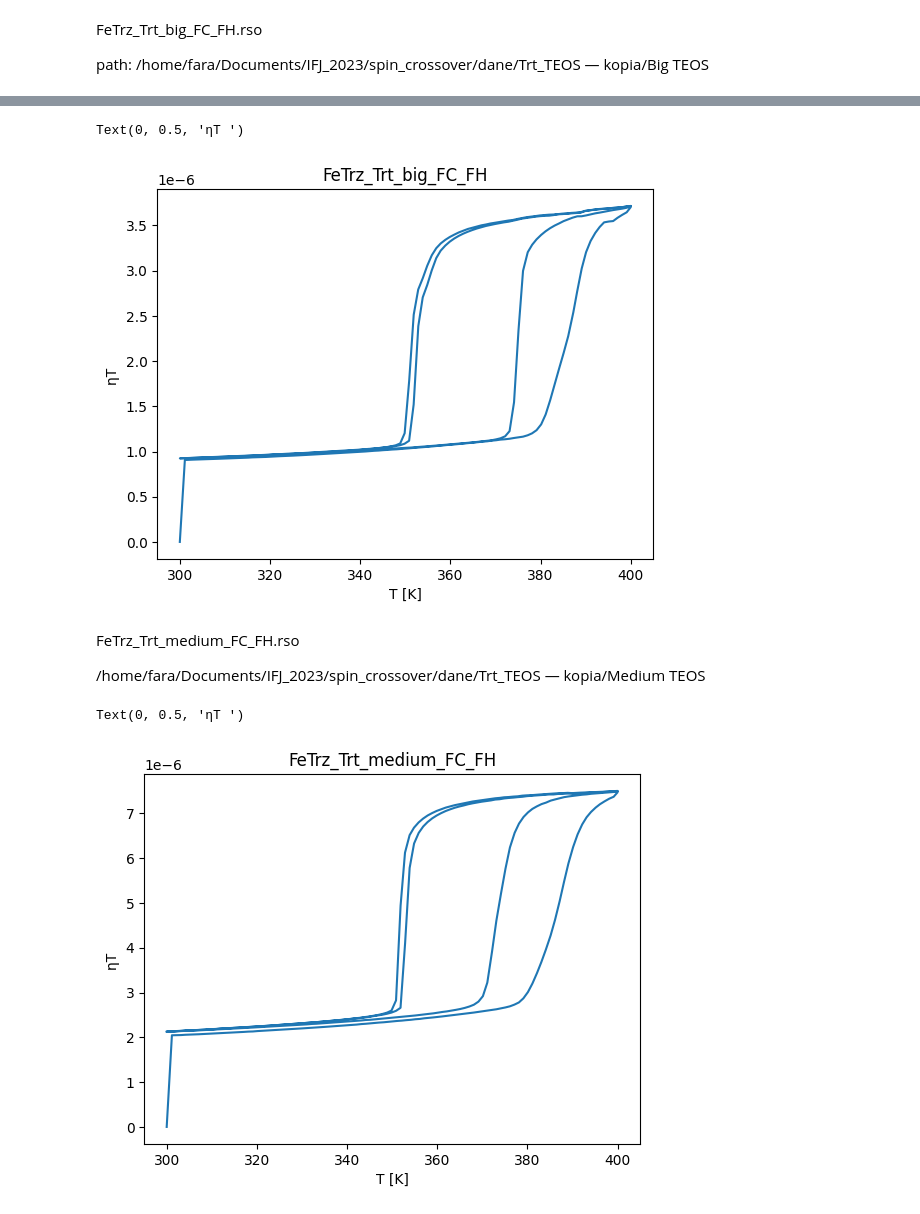
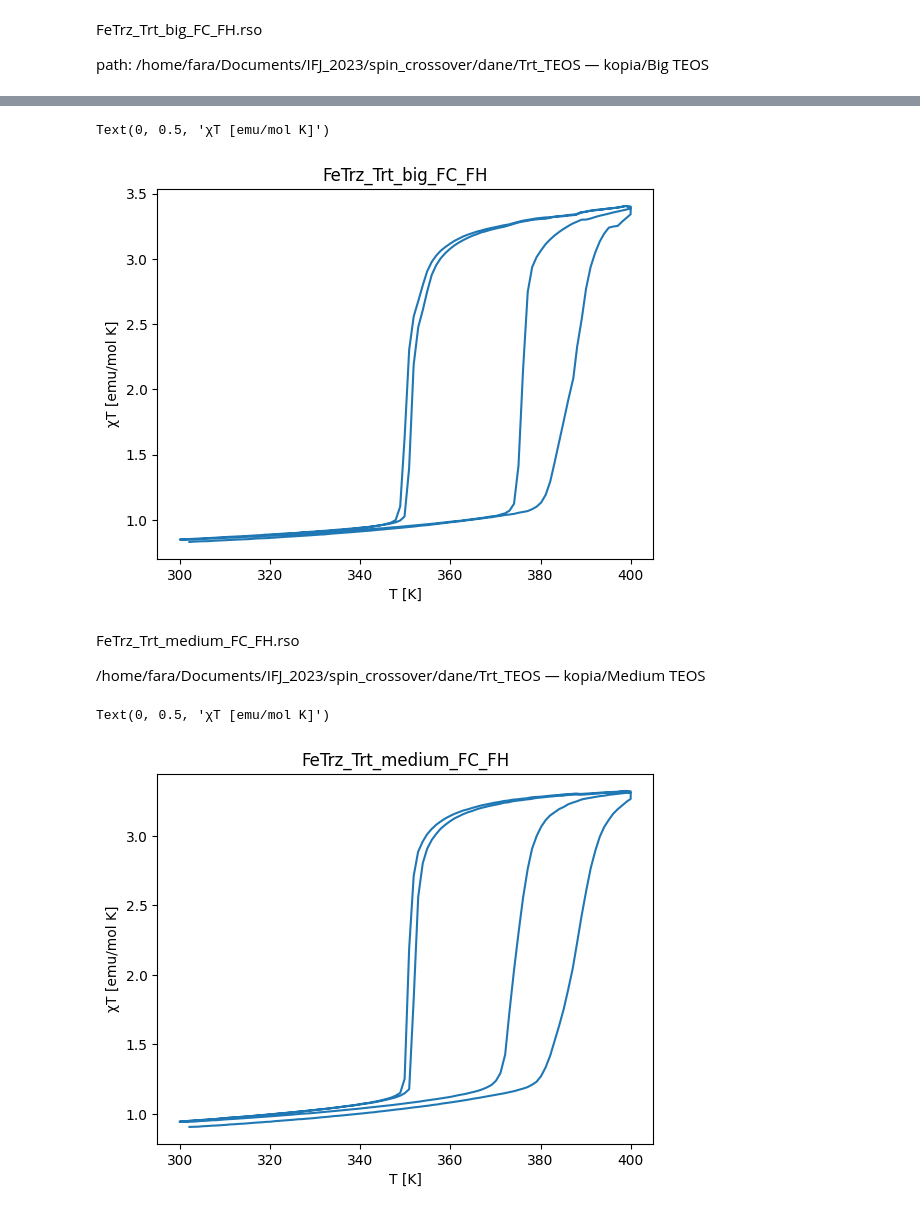
Before and after one commit to juslon73/IFJ_2023, a Jupyter notebook: spin_crossover/dane/spin_crossover.ipynb, the cells around one changed output, grey strips where cells are left out. Saved outputs shown, nothing was run; the diff lists cells and outputs as text; code cells hidden in the pictures.

```diff
--- a/spin_crossover/dane/spin_crossover.ipynb
+++ b/spin_crossover/dane/spin_crossover.ipynb
@@ -32,4 +21,9 @@ def calculate_chiT(mass, L_moment, H, T):
     for i in range(1, len(H)):
         chi_T[i] = (M[i]/H[i])*T[i]
 
-    return chi_T
+    return chi_T[1:], M
+# %%
+def calculate_molarmass(M, Lm, field):
+    M_perf = ((3.5*field)/400)
+    closest_index = min(range(len(M)), key=lambda i: abs(M[i] - M_perf))
+    return (Lm[closest_index]*400)/(3.5*field)
@@ -63,11 +73,11 @@ Name: Field (Oe), Length: 384, dtype: float64
 # %%
-plt.plot(Trt_big_FC_FH_T, Trt_big_FC_FH_chiT)
+plt.plot(Trt_big_FC_FH_T[1:], Trt_big_FC_FH_chiT)
 plt.title('FeTrz_Trt_big_FC_FH')
 plt.xlabel('T [K]')
-plt.ylabel('ηT ')
+plt.ylabel('χT [emu/mol K]')
 # %% [output]
-Text(0, 0.5, 'ηT ')
+Text(0, 0.5, 'χT [emu/mol K]')
-[figure, old version]
+[figure, new version]
 # %% [markdown]
 FeTrz_Trt_medium_FC_FH.rso
 
@@ -75,12 +85,15 @@ FeTrz_Trt_medium_FC_FH.rso
 # %%
 Trt_medium_FC_FH_mass = mass_csv.get_mass()
 Trt_medium_FC_FH_L_m, Trt_medium_FC_FH_H, Trt_medium_FC_FH_T = get_list('FeTrz_Trt_medium_FC_FH.rso.csv')
-Trt_medium_FC_FH_chiT = calculate_chiT(Trt_medium_FC_FH_mass, Trt_medium_FC_FH_L_m, Trt_medium_FC_FH_H, Trt_medium_FC_FH_T)
+Trt_medium_FC_FH_chiT, Trt_medium_FC_FH_M = calculate_chiT(Trt_medium_FC_FH_mass, Trt_medium_FC_FH_L_m, Trt_medium_FC_FH_H, Trt_medium_FC_FH_T)
+
+Trt_medium_FC_FH_mass = calculate_molarmass(Trt_medium_FC_FH_M, Trt_medium_FC_FH_L_m, 1000)
+Trt_medium_FC_FH_chiT, Trt_medium_FC_FH_M = calculate_chiT(Trt_medium_FC_FH_mass, Trt_medium_FC_FH_L_m, Trt_medium_FC_FH_H, Trt_medium_FC_FH_T)
 # %%
-plt.plot(Trt_medium_FC_FH_T, Trt_medium_FC_FH_chiT)
+plt.plot(Trt_medium_FC_FH_T[1:], Trt_medium_FC_FH_chiT)
 plt.title('FeTrz_Trt_medium_FC_FH')
 plt.xlabel('T [K]')
-plt.ylabel('ηT ')
+plt.ylabel('χT [emu/mol K]')
 # %% [output]
-Text(0, 0.5, 'ηT ')
+Text(0, 0.5, 'χT [emu/mol K]')
-[figure, old version]
+[figure, new version]
```
Also changed, not shown: parts of 4 cells of this notebook, 9 other files.
